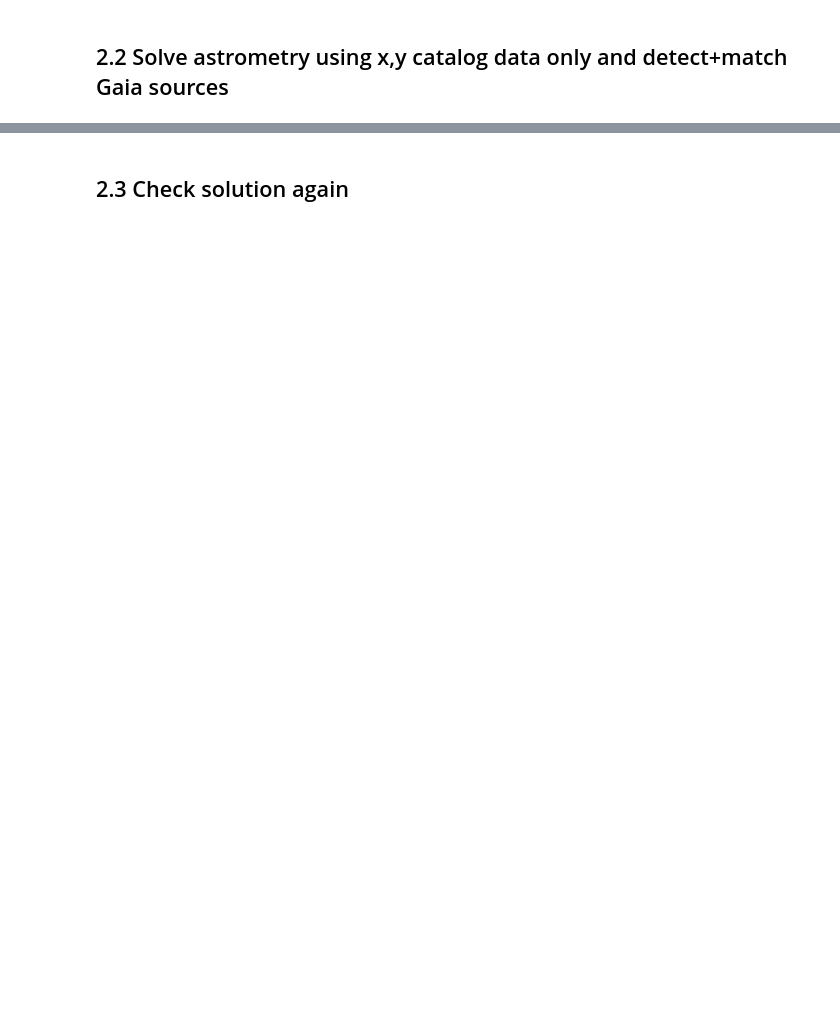
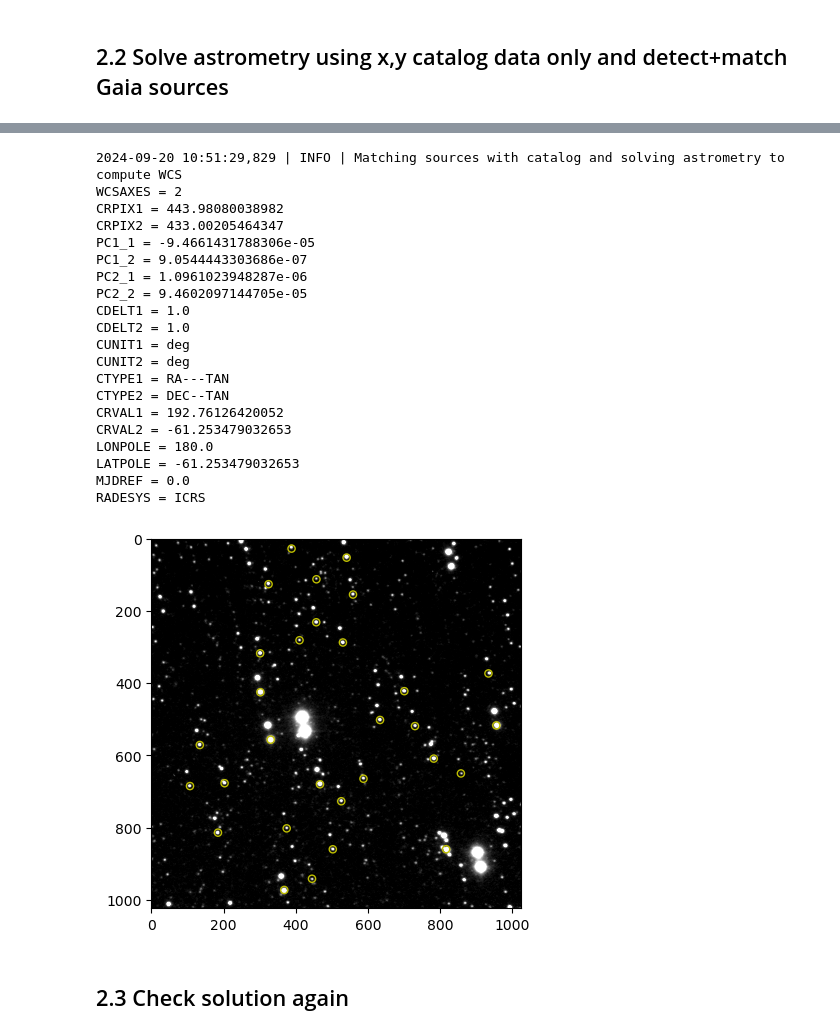
Before and after one commit to edermartioli/sparc4-pipeline, a Jupyter notebook: notebooks/sp4_astrometry.ipynb, the cells around one changed output, grey strips where cells are left out. Saved outputs shown, nothing was run; the diff lists cells and outputs as text; code cells hidden in the pictures; blank space fills up the shorter version.

```diff
--- a/notebooks/sp4_astrometry.ipynb
+++ b/notebooks/sp4_astrometry.ipynb
@@ -91,6 +122,7 @@ w = astrometry_from_existing_wcs(w,
 w = astrometry_from_existing_wcs(w,
                                  img_data,
                                  pixel_coords=pixel_coords,
-                                 max_number_of_gaia_sources=50,
+                                 max_number_of_catalog_sources=50,
                                  fov_search_factor=1.0,
                                  plot_solution=True)
+# %% [output]
@@ -97,3 +134,24 @@ w = astrometry_from_existing_wcs(w,
+2024-09-20 10:51:29,829 | INFO | Matching sources with catalog and solving astrometry to compute WCS
+WCSAXES = 2
+CRPIX1 = 443.98080038982
+CRPIX2 = 433.00205464347
+PC1_1 = -9.4661431788306e-05
+PC1_2 = 9.0544443303686e-07
+PC2_1 = 1.0961023948287e-06
+PC2_2 = 9.4602097144705e-05
+CDELT1 = 1.0
+CDELT2 = 1.0
+CUNIT1 = deg
+CUNIT2 = deg
+CTYPE1 = RA---TAN
+CTYPE2 = DEC--TAN
+CRVAL1 = 192.76126420052
+CRVAL2 = -61.253479032653
+LONPOLE = 180.0
+LATPOLE = -61.253479032653
+MJDREF = 0.0
+RADESYS = ICRS
+[figure, added]
 # %% [markdown]
 ## 2.3 Check solution again
 # %%
```
Also changed, not shown: parts of 4 cells of this notebook.
